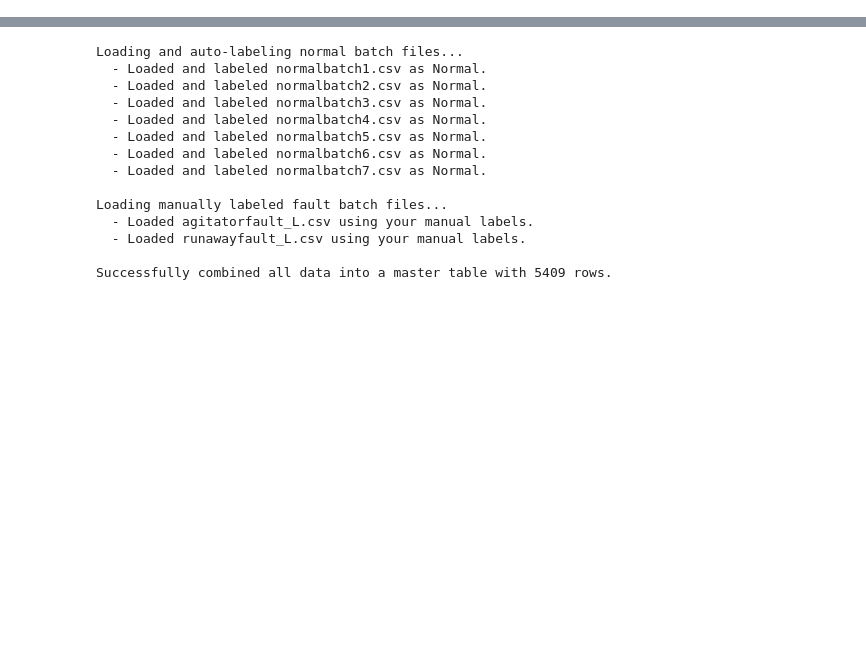
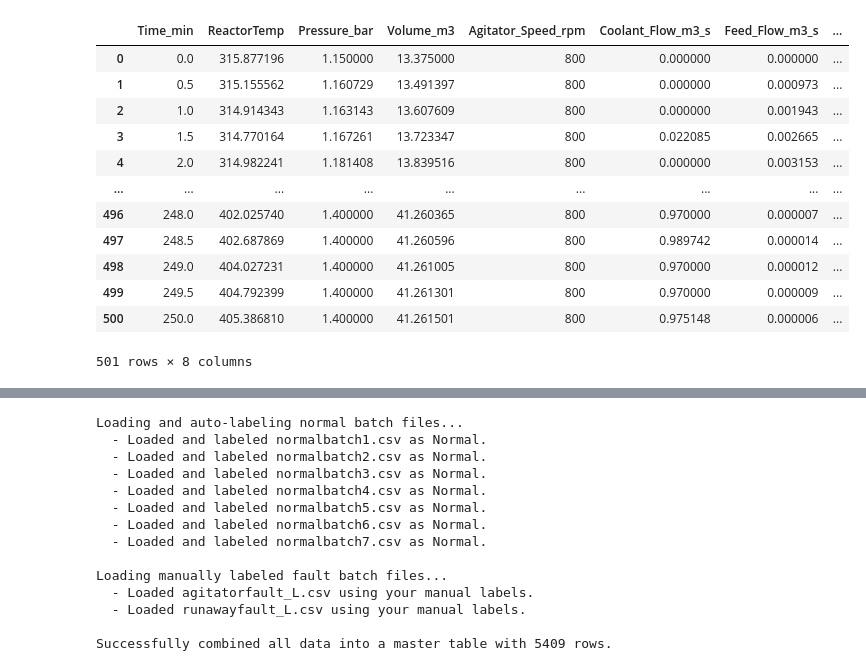
Before and after one commit to captainKLSH/predictiveModelling-and-faultDetection-in-batchReactors-using-ML, a Jupyter notebook: work.ipynb, the cells around one changed output, grey strips where cells are left out. Saved outputs shown, nothing was run; the diff lists cells and outputs as text; code cells hidden in the pictures; blank space fills up the shorter version.

```diff
--- a/work.ipynb
+++ b/work.ipynb
@@ -13,5 +31,20 @@ df
 # %%
-df.info()
+df=pd.read_csv('raw/test/runawayfault.csv',header=0)
+df
+# %% [output]
+|  | Time_min | ReactorTemp | Pressure_bar | Volume_m3 | Agitator_Speed_rpm | Coolant_Flow_m3_s | Feed_Flow_m3_s | ... |
+| 0 | 0.0 | 315.877196 | 1.150000 | 13.375000 | 800 | 0.000000 | 0.000000 | ... |
+| 1 | 0.5 | 315.155562 | 1.160729 | 13.491397 | 800 | 0.000000 | 0.000973 | ... |
+| 2 | 1.0 | 314.914343 | 1.163143 | 13.607609 | 800 | 0.000000 | 0.001943 | ... |
+| 3 | 1.5 | 314.770164 | 1.167261 | 13.723347 | 800 | 0.022085 | 0.002665 | ... |
+| 4 | 2.0 | 314.982241 | 1.181408 | 13.839516 | 800 | 0.000000 | 0.003153 | ... |
+| ... | ... | ... | ... | ... | ... | ... | ... | ... |
+| 496 | 248.0 | 402.025740 | 1.400000 | 41.260365 | 800 | 0.970000 | 0.000007 | ... |
+| 497 | 248.5 | 402.687869 | 1.400000 | 41.260596 | 800 | 0.989742 | 0.000014 | ... |
+| 498 | 249.0 | 404.027231 | 1.400000 | 41.261005 | 800 | 0.970000 | 0.000012 | ... |
+| 499 | 249.5 | 404.792399 | 1.400000 | 41.261301 | 800 | 0.970000 | 0.000009 | ... |
+| 500 | 250.0 | 405.386810 | 1.400000 | 41.261501 | 800 | 0.975148 | 0.000006 | ... |
+501 rows × 8 columns
 # %%
 df.plot('Time_min','ReactorTemp')
 df.plot('Time_min','Pressure_bar')
```
Also changed, not shown: parts of 5 cells of this notebook, 16 other files.
